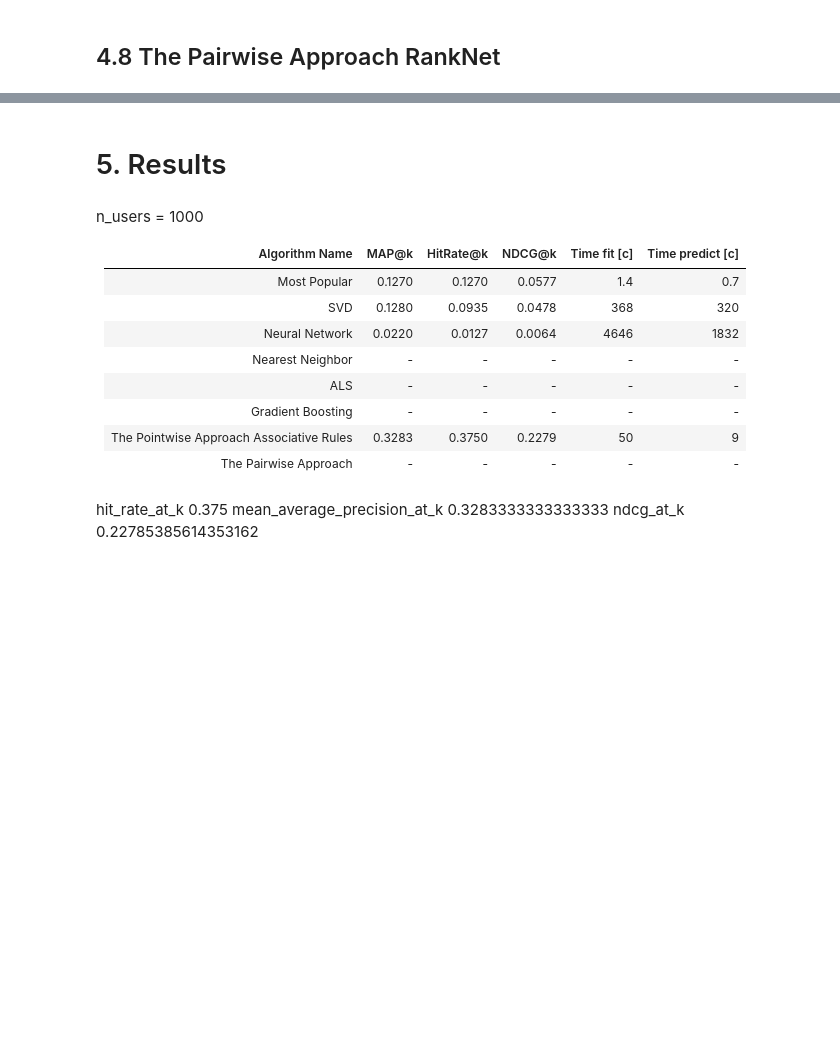
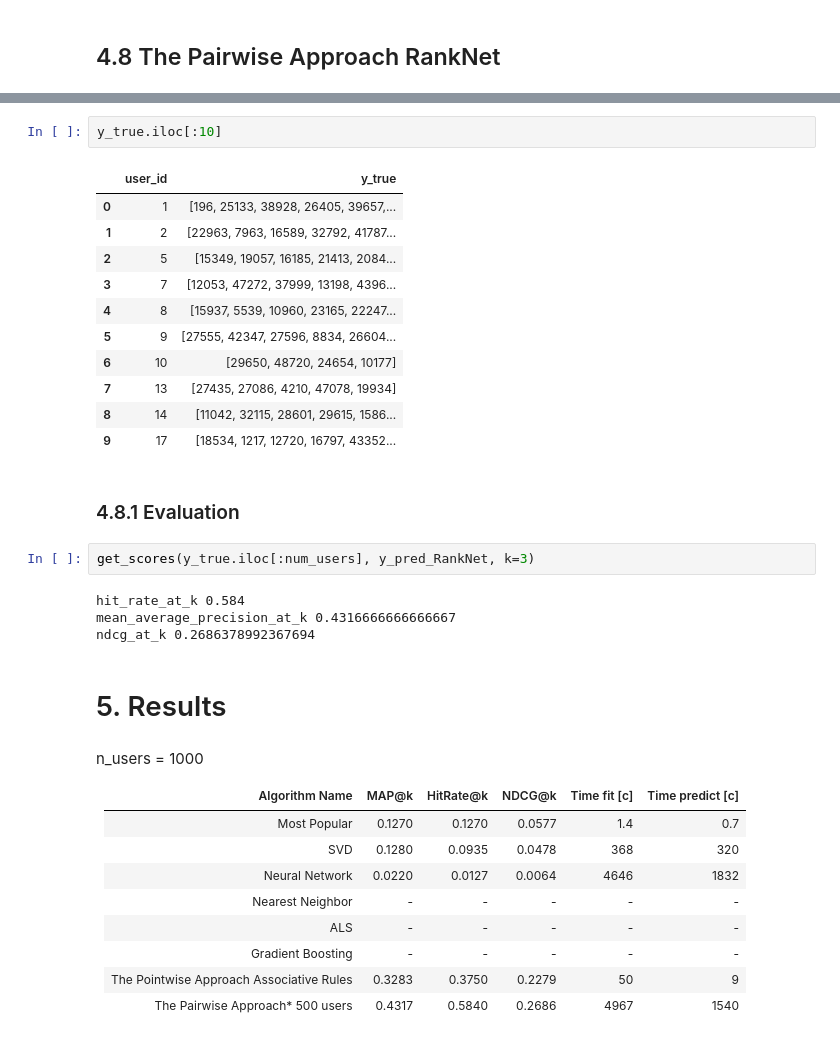
Before and after one commit to ArtemBoltaev/ArtemBoltaev-recsys_course_epam, a Jupyter notebook: notebooks/instacart/models.ipynb, the cells around one changed output, grey strips where cells are left out. Saved outputs shown, nothing was run; the diff lists cells and outputs as text; blank space fills up the shorter version.

```diff
--- a/notebooks/instacart/models.ipynb
+++ b/notebooks/instacart/models.ipynb
@@ -829,3 +955,25 @@ array([4., 2., 2., 1., 2., 2., 0., 0., 1., 1., 0., 3., 4., 3., 1., 0., 1.,
+# %%
+y_true.iloc[:10]
+# %% [output]
+|  | user_id | y_true |
+| 0 | 1 | [196, 25133, 38928, 26405, 39657,... |
+| 1 | 2 | [22963, 7963, 16589, 32792, 41787... |
+| 2 | 5 | [15349, 19057, 16185, 21413, 2084... |
+| 3 | 7 | [12053, 47272, 37999, 13198, 4396... |
+| 4 | 8 | [15937, 5539, 10960, 23165, 22247... |
+| 5 | 9 | [27555, 42347, 27596, 8834, 26604... |
+| 6 | 10 | [29650, 48720, 24654, 10177] |
+| 7 | 13 | [27435, 27086, 4210, 47078, 19934] |
+| 8 | 14 | [11042, 32115, 28601, 29615, 1586... |
+| 9 | 17 | [18534, 1217, 12720, 16797, 43352... |
+# %% [markdown]
+### 4.8.1 Evaluation
+# %%
+get_scores(y_true.iloc[:num_users], y_pred_RankNet, k=3)
+# %% [output]
+hit_rate_at_k 0.584
+mean_average_precision_at_k 0.4316666666666667
+ndcg_at_k 0.2686378992367694
 # %% [markdown]
 # 5. Results
 # %% [markdown]
@@ -840,8 +988,4 @@ Nearest Neighbor| - | - | - | - | -
 ALS| - | - | - | - | -
 Gradient Boosting| - | - | - | - | -
 The Pointwise Approach Associative Rules| 0.3283 | 0.3750 | 0.2279 | 50 | 9
-The Pairwise Approach| - | - | - | - | -
+The Pairwise Approach* 500 users| 0.4317 | 0.5840 | 0.2686 | 4967 | 1540
-# %% [markdown]
-hit_rate_at_k 0.375
-mean_average_precision_at_k 0.3283333333333333
-ndcg_at_k 0.22785385614353162
```
Also changed, not shown: parts of 21 cells of this notebook.
